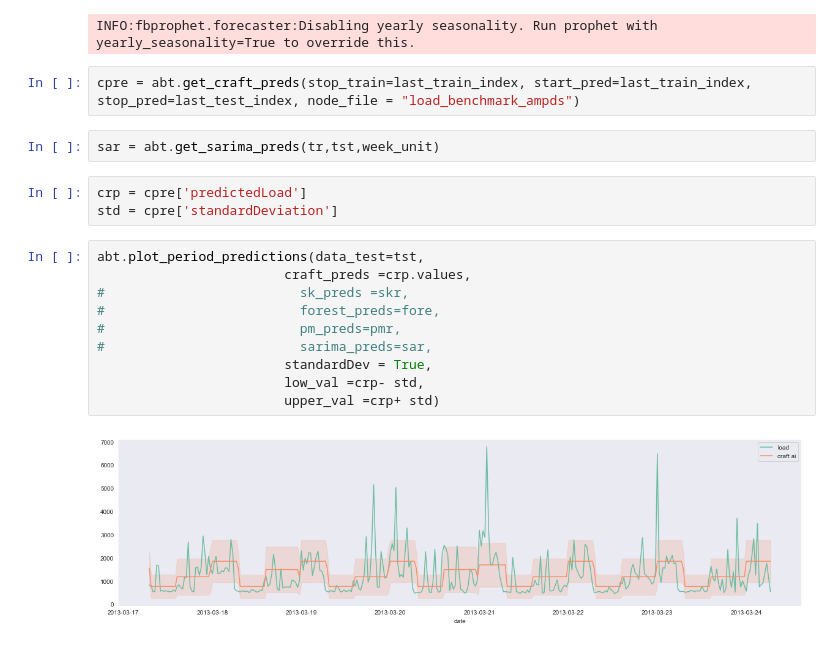
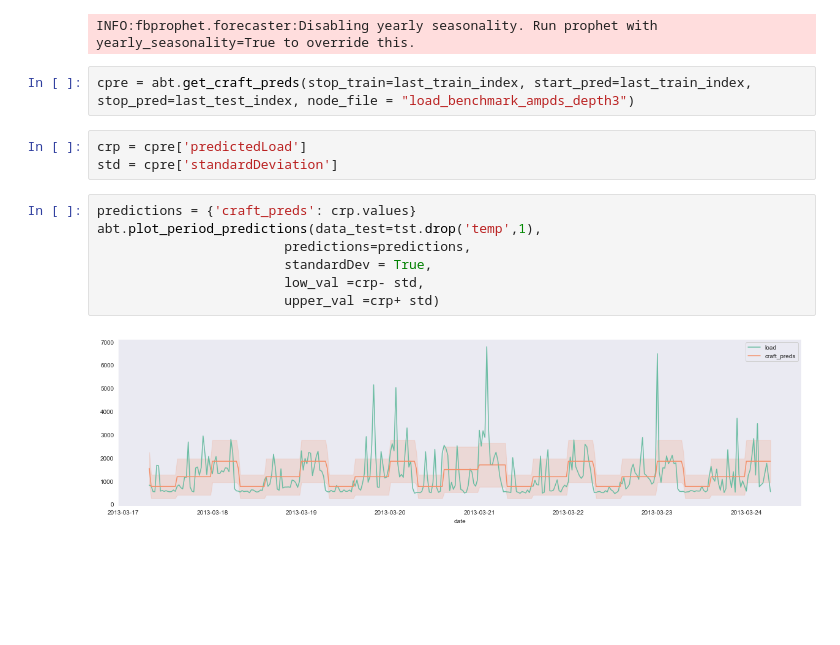
Before and after one commit to craft-ai/craft-ai-kit-energy, a Jupyter notebook: benchmark/ampds_benchmark.ipynb, the cells around one changed output. Cells and saved outputs as stored; diff of their text form; blank space fills up the shorter version.

```diff
--- a/benchmark/ampds_benchmark.ipynb
+++ b/benchmark/ampds_benchmark.ipynb
@@ -637,21 +637,16 @@ pmr = abt.get_prophet_preds(tr, tst)
 # %% [output]
 INFO:fbprophet.forecaster:Disabling yearly seasonality. Run prophet with yearly_seasonality=True to override this.
 # %%
-cpre = abt.get_craft_preds(stop_train=last_train_index, start_pred=last_train_index, stop_pred=last_test_index, node_file = "load_benchmark_ampds")
+cpre = abt.get_craft_preds(stop_train=last_train_index, start_pred=last_train_index, stop_pred=last_test_index, node_file = "load_benchmark_ampds_depth3")
-# %%
-sar = abt.get_sarima_preds(tr,tst,week_unit)
 # %%
 crp = cpre['predictedLoad']
 std = cpre['standardDeviation']
 # %%
-abt.plot_period_predictions(data_test=tst,
-                        craft_preds =crp.values,
-#                         sk_preds =skr,
-#                         forest_preds=fore,
-#                         pm_preds=pmr,
-#                         sarima_preds=sar,
+predictions = {'craft_preds': crp.values}
+abt.plot_period_predictions(data_test=tst.drop('temp',1),
+                        predictions=predictions,
                         standardDev = True,
                         low_val =crp- std,
                         upper_val =crp+ std)
 # %% [output]
-[figure, old version]
+[figure, new version]
```
Also changed, not shown: parts of 5 cells of this notebook, 5 other files.
